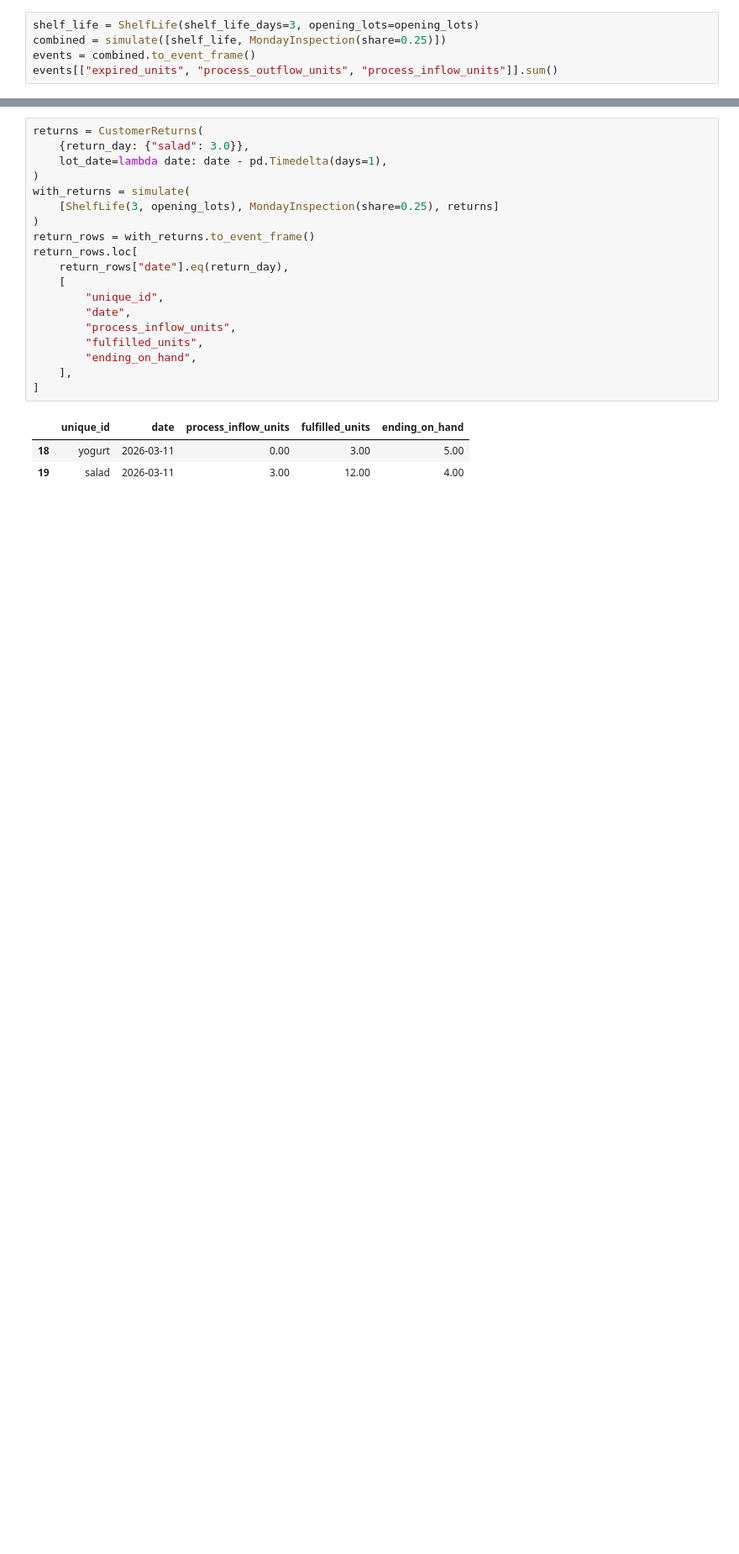
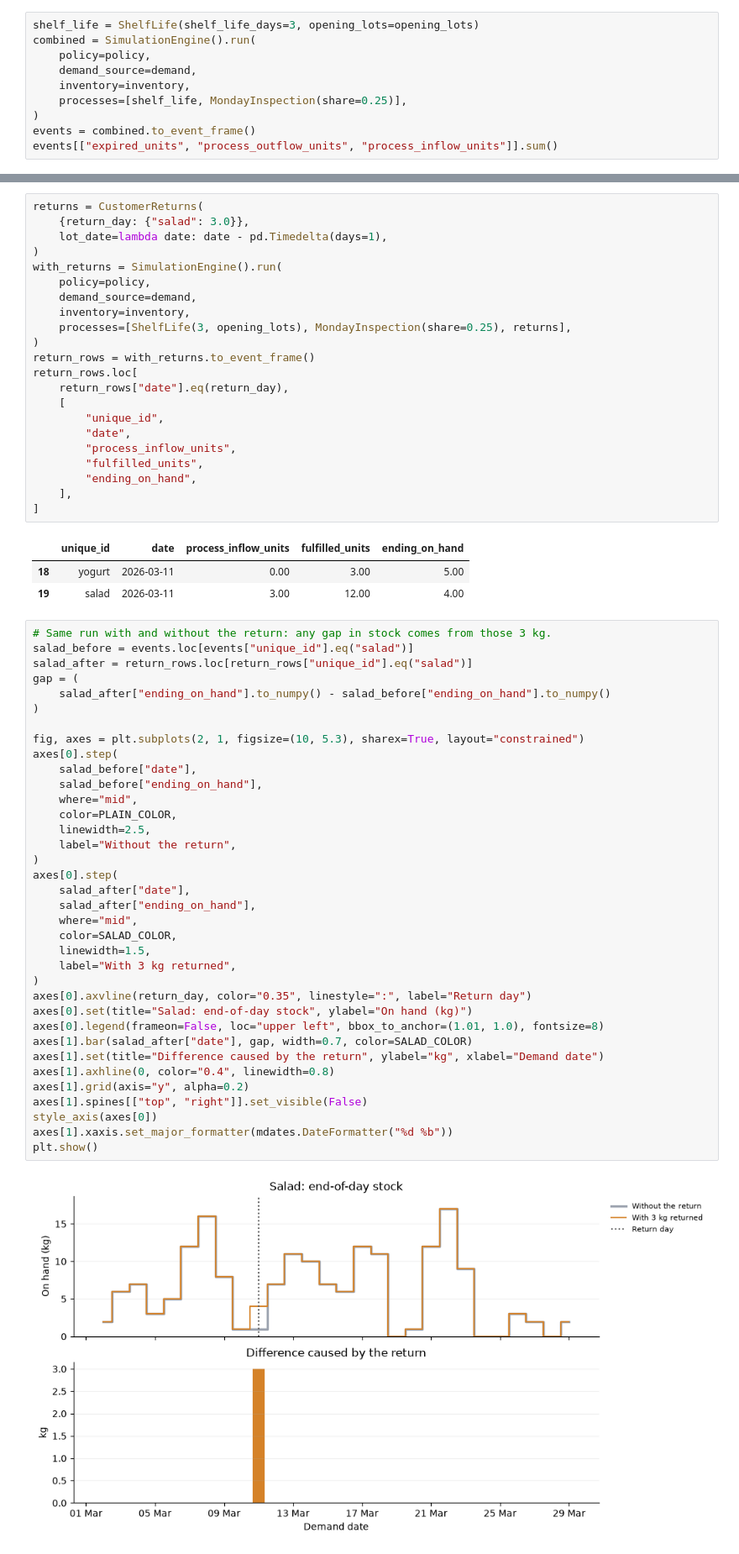
Before and after one commit to FilTheo/stockcast, a Jupyter notebook: examples/notebooks/05e_inventory_processes.ipynb, the cells around one changed output, grey strips where cells are left out. Shown at 84% size. Cells and saved outputs as stored; diff of their text form; blank space fills up the shorter version.

```diff
--- a/examples/notebooks/05e_inventory_processes.ipynb
+++ b/examples/notebooks/05e_inventory_processes.ipynb
@@ -236,7 +285,12 @@ Run the processes in an explicit order: `ShelfLife` first, then the inspection.
 The engine validates each declared flow and still owns every physical update. The next cell totals expiry, inspection outflow, and inflow across all SKU-days.
 # %%
 shelf_life = ShelfLife(shelf_life_days=3, opening_lots=opening_lots)
-combined = simulate([shelf_life, MondayInspection(share=0.25)])
+combined = SimulationEngine().run(
+    policy=policy,
+    demand_source=demand,
+    inventory=inventory,
+    processes=[shelf_life, MondayInspection(share=0.25)],
+)
 events = combined.to_event_frame()
 events[["expired_units", "process_outflow_units", "process_inflow_units"]].sum()
 # %% [output]
@@ -450,8 +502,11 @@ returns = CustomerReturns(
     {return_day: {"salad": 3.0}},
     lot_date=lambda date: date - pd.Timedelta(days=1),
 )
-with_returns = simulate(
-    [ShelfLife(3, opening_lots), MondayInspection(share=0.25), returns]
+with_returns = SimulationEngine().run(
+    policy=policy,
+    demand_source=demand,
+    inventory=inventory,
+    processes=[ShelfLife(3, opening_lots), MondayInspection(share=0.25), returns],
 )
 return_rows = with_returns.to_event_frame()
 return_rows.loc[
@@ -468,3 +523,41 @@ return_rows.loc[
 |  | unique_id | date | process_inflow_units | fulfilled_units | ending_on_hand |
 | 18 | yogurt | 2026-03-11 | 0.00 | 3.00 | 5.00 |
 | 19 | salad | 2026-03-11 | 3.00 | 12.00 | 4.00 |
+# %%
+# Same run with and without the return: any gap in stock comes from those 3 kg.
+salad_before = events.loc[events["unique_id"].eq("salad")]
+salad_after = return_rows.loc[return_rows["unique_id"].eq("salad")]
+gap = (
+    salad_after["ending_on_hand"].to_numpy() - salad_before["ending_on_hand"].to_numpy()
+)
+
+fig, axes = plt.subplots(2, 1, figsize=(10, 5.3), sharex=True, layout="constrained")
+axes[0].step(
+    salad_before["date"],
+    salad_before["ending_on_hand"],
+    where="mid",
+    color=PLAIN_COLOR,
+    linewidth=2.5,
+    label="Without the return",
+)
+axes[0].step(
+    salad_after["date"],
+    salad_after["ending_on_hand"],
+    where="mid",
+    color=SALAD_COLOR,
+    linewidth=1.5,
+    label="With 3 kg returned",
+)
+axes[0].axvline(return_day, color="0.35", linestyle=":", label="Return day")
+axes[0].set(title="Salad: end-of-day stock", ylabel="On hand (kg)")
+axes[0].legend(frameon=False, loc="upper left", bbox_to_anchor=(1.01, 1.0), fontsize=8)
+axes[1].bar(salad_after["date"], gap, width=0.7, color=SALAD_COLOR)
+axes[1].set(title="Difference caused by the return", ylabel="kg", xlabel="Demand date")
+axes[1].axhline(0, color="0.4", linewidth=0.8)
+axes[1].grid(axis="y", alpha=0.2)
+axes[1].spines[["top", "right"]].set_visible(False)
+style_axis(axes[0])
+axes[1].xaxis.set_major_formatter(mdates.DateFormatter("%d %b"))
+plt.show()
+# %% [output]
+[figure, added]
```
Also changed, not shown: parts of 12 cells of this notebook.
